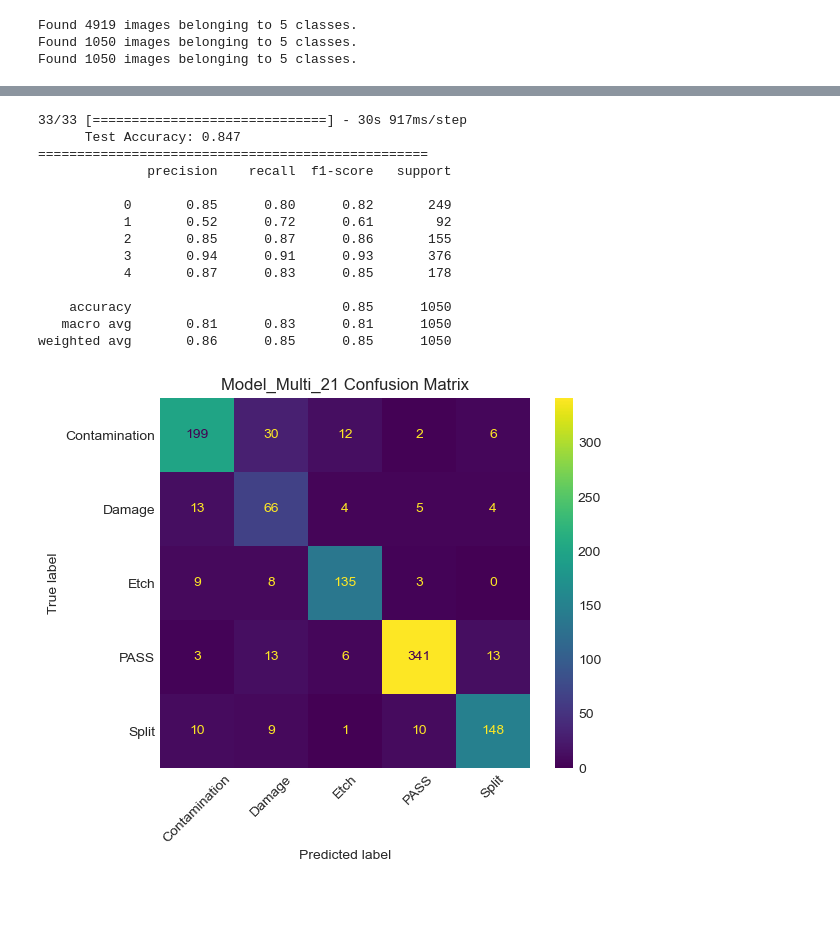
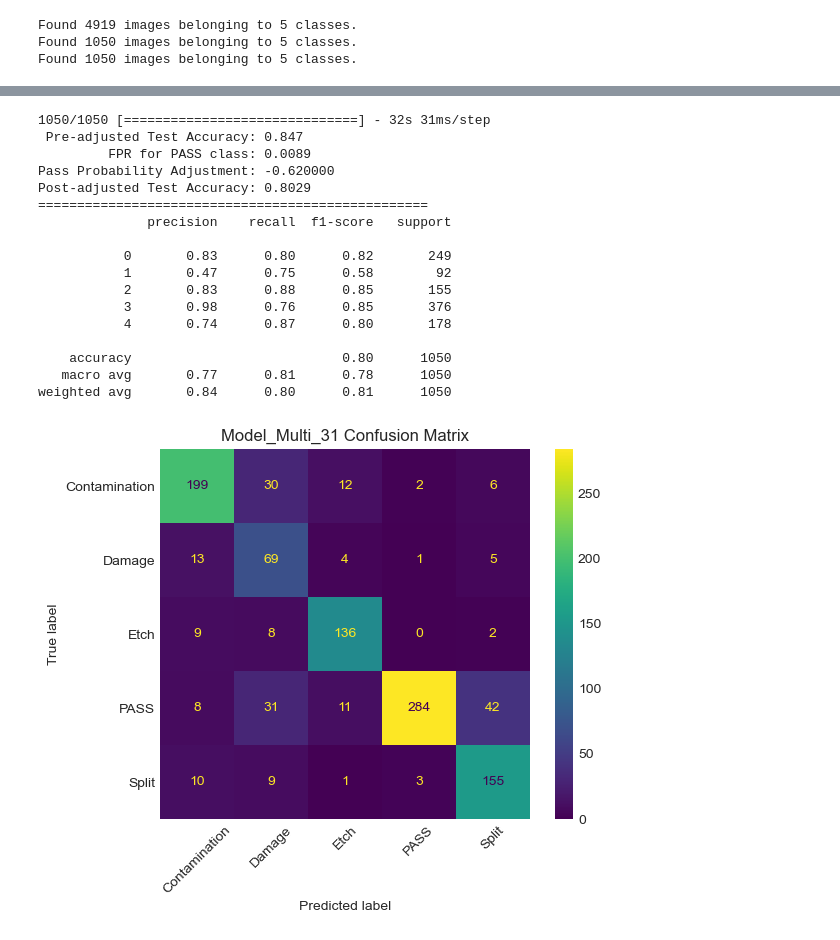
Before and after one commit to dman01337/LMIS_Image_Classification, a Jupyter notebook: EDA.ipynb, the cells around one changed output, grey strips where cells are left out. Saved outputs shown, nothing was run; the diff lists cells and outputs as text; code cells hidden in the pictures; blank space fills up the shorter version.

```diff
--- a/EDA.ipynb
+++ b/EDA.ipynb
@@ -34,4 +37,6 @@ warnings.filterwarnings("ignore")
 plt.style.use('seaborn-darkgrid')
 # %%
 # Create a dataframe to store model results
-model_results_df = pd.DataFrame(columns=['Model', 'Scale Factor', 'Train Accuracy', 'Val Accuracy', 'Test Accuracy'])
+# model_results_df = pd.DataFrame(columns=['Model', 'Scale Factor', 'Train Accuracy', 'Val Accuracy', 'Test Accuracy'])
+model_results_df = pd.read_csv('Data/multi_results.csv')
+model_results_df
@@ -2418,5 +2456,5 @@ test_dir = 'data/raw/images_sorted_multiclass/Sets_with_etch/Test'
 # %%
-model_name = 'Model_Multi_21'
+model_name = 'Model_Multi_31'
 num_epochs = 100
 original_width = 1024
 original_height = 943
@@ -2462,7 +2500,7 @@ validation_generator = val_datagen.flow_from_directory(
 test_generator = test_datagen.flow_from_directory(
         test_dir,
         target_size=target_size,
-        batch_size=32,
+        batch_size=1,
         shuffle=False,
         color_mode='grayscale',
         class_mode='categorical',
@@ -2540,20 +2578,29 @@ Non-trainable params: 0 (0.00 Byte)
 _________________________________________________________________
 # %%
-report_multi_results(model_name, scale_factor, model, test_generator, metric='accuracy', val_metric='val_accuracy')
+report_multi_results(model_name,
+                     scale_factor,
+                     model,
+                     test_generator,
+                     pass_max_fpr=0.01,
+                     metric='accuracy',
+                     val_metric='val_accuracy')
 # %% [output]
-33/33 [==============================] - 30s 917ms/step
-      Test Accuracy: 0.847
+1050/1050 [==============================] - 32s 31ms/step
+ Pre-adjusted Test Accuracy: 0.847
+         FPR for PASS class: 0.0089
+Pass Probability Adjustment: -0.620000
+Post-adjusted Test Accuracy: 0.8029
 ==================================================
               precision    recall  f1-score   support
 
-           0       0.85      0.80      0.82       249
-           1       0.52      0.72      0.61        92
-           2       0.85      0.87      0.86       155
-           3       0.94      0.91      0.93       376
-           4       0.87      0.83      0.85       178
+           0       0.83      0.80      0.82       249
+           1       0.47      0.75      0.58        92
+           2       0.83      0.88      0.85       155
+           3       0.98      0.76      0.85       376
+           4       0.74      0.87      0.80       178
 
-    accuracy                           0.85      1050
-   macro avg       0.81      0.83      0.81      1050
-weighted avg       0.86      0.85      0.85      1050
+    accuracy                           0.80      1050
+   macro avg       0.77      0.81      0.78      1050
+weighted avg       0.84      0.80      0.81      1050
-[figure, old version]
+[figure, new version]
 [figure]
```
Also changed, not shown: parts of 24 cells of this notebook, 12 other files.
